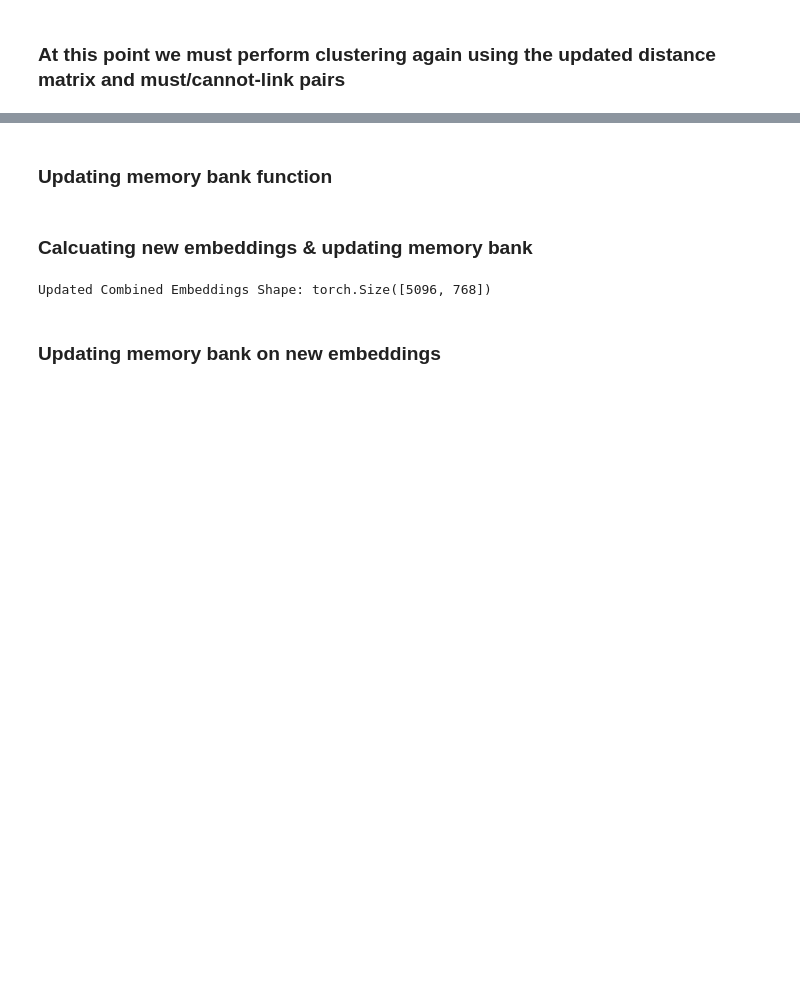
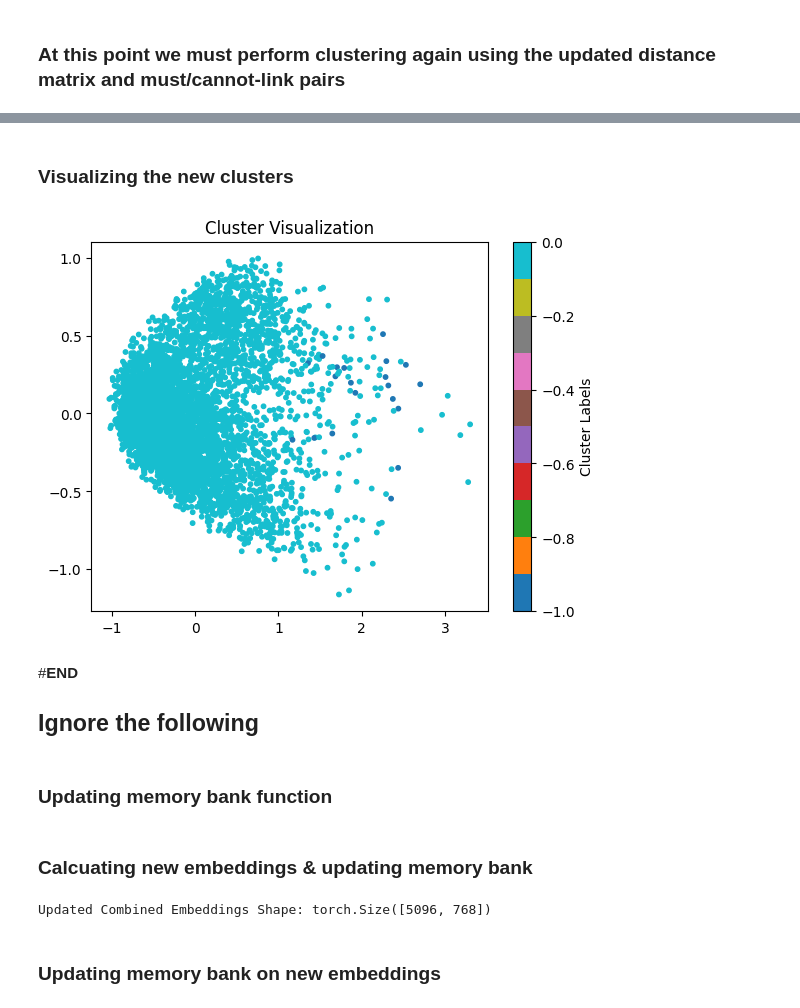
Before and after one commit to georgilos/Bert-for-text-classification, a Jupyter notebook: SPAL+Bert.ipynb, the cells around one changed output, grey strips where cells are left out. Drawn from its saved outputs; the diff is of its cells as text; code cells hidden in the pictures; blank space fills up the shorter version.

```diff
--- a/SPAL+Bert.ipynb
+++ b/SPAL+Bert.ipynb
@@ -1133,0 +1109,7 @@ pooler.dense.bias: Weights are identical.
+# %%
+# Apply constrained DBSCAN
+eps = 0.04  # Adjust based on distance matrix
+min_samples = 5  # Minimum neighbors to form a cluster
+
+adjusted_labels = constrained_dbscan_with_constraints(distance_matrix, eps, min_samples, must_link_pairs, cannot_link_pairs)
+print("Adjusted Cluster Labels:", np.unique(adjusted_labels))
@@ -1134,3 +1134,25 @@ pooler.dense.bias: Weights are identical.
+# %% [markdown]
+### Visualizing the new clusters
+# %%
+import matplotlib.pyplot as plt
+from sklearn.decomposition import PCA
+
+# Reduce to 2D for visualization
+reduced_embeddings = PCA(n_components=2).fit_transform(distance_matrix)
+
+# Plot clusters
+plt.scatter(
+    reduced_embeddings[:, 0], reduced_embeddings[:, 1],
+    c=adjusted_labels, cmap='tab10', s=10
+)
+plt.colorbar(label="Cluster Labels")
+plt.title("Cluster Visualization")
+plt.show()
+# %% [output]
+[figure, added]
+# %% [markdown]
+#**END**
+## **Ignore the following**
 # %% [markdown]
 ### Updating memory bank function
 # %%
```
Also changed, not shown: parts of 39 cells of this notebook.
